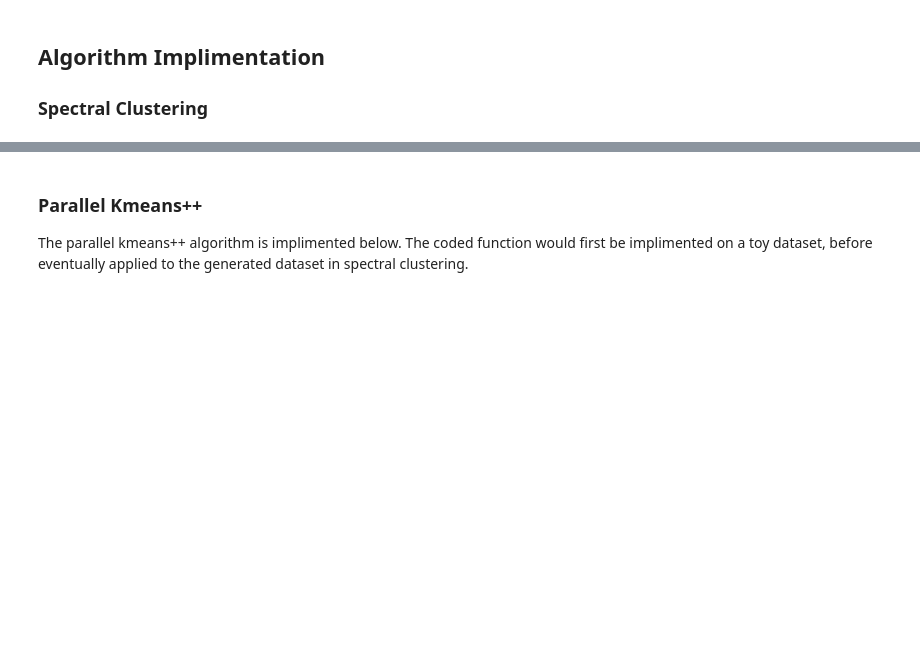
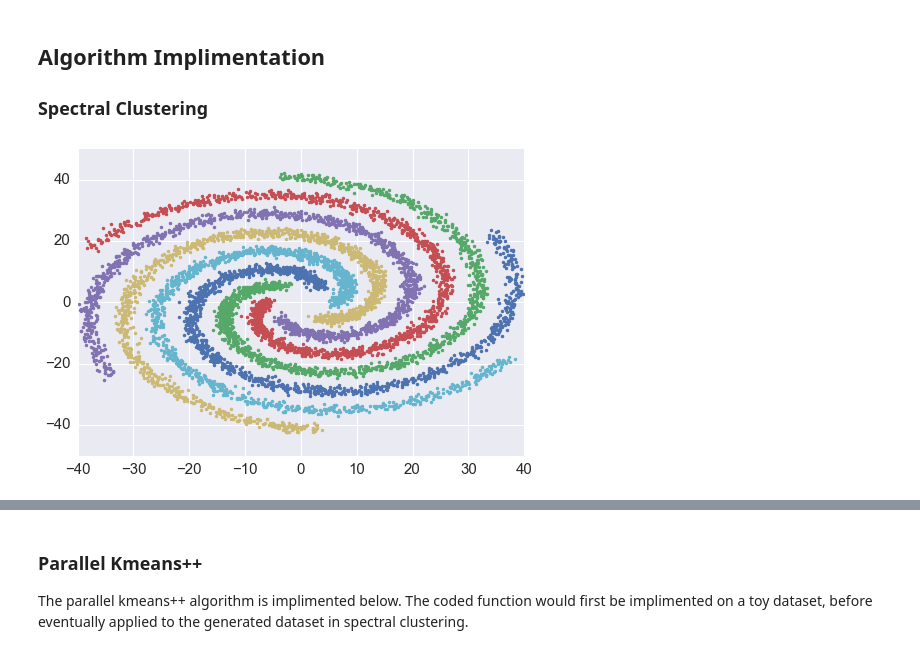
Before and after one commit to davidleeljh/663-Final-Projects, a Jupyter notebook: Aaron-Jones-and-Jianghao-Li_Bahmani-Final-Project/Aaron-Jones-and-Jianghao-Li_Bahmani-Final-Project.ipynb, the cells around one changed output, grey strips where cells are left out. Saved outputs shown, nothing was run; the diff lists cells and outputs as text; code cells hidden in the pictures; blank space fills up the shorter version.

```diff
--- a/Aaron-Jones-and-Jianghao-Li_Bahmani-Final-Project/Aaron-Jones-and-Jianghao-Li_Bahmani-Final-Project.ipynb
+++ b/Aaron-Jones-and-Jianghao-Li_Bahmani-Final-Project/Aaron-Jones-and-Jianghao-Li_Bahmani-Final-Project.ipynb
@@ -60,6 +56,20 @@ def testdata(n, k):
     xs = k * theta * np.cos(theta + 2 * np.pi * clus / k) + np.random.normal(0, np.pi/4, n)
     ys = k * theta * np.sin(theta + 2 * np.pi * clus / k) + np.random.normal(0, np.pi/4, n)
     return (np.column_stack([xs, ys]), clus)
+# %%
+#### Create test dataset ####
+n = 7500
+k = 6
+seed = 4242424242
+pts, clus = testdata(n, k, seed)
+
+#### Plot test dataset ####
+for c in range(k):
+    pc = np.array([pts[i] for i in range(n) if clus[i]==c])
+    plt.plot(pc[:,0], pc[:,1], '.')
+plt.show()
+# %% [output]
+[figure, added]
 # %%
 def affinmat(pts, sigma=1):
     """
```
Also changed, not shown: parts of 22 cells of this notebook.
